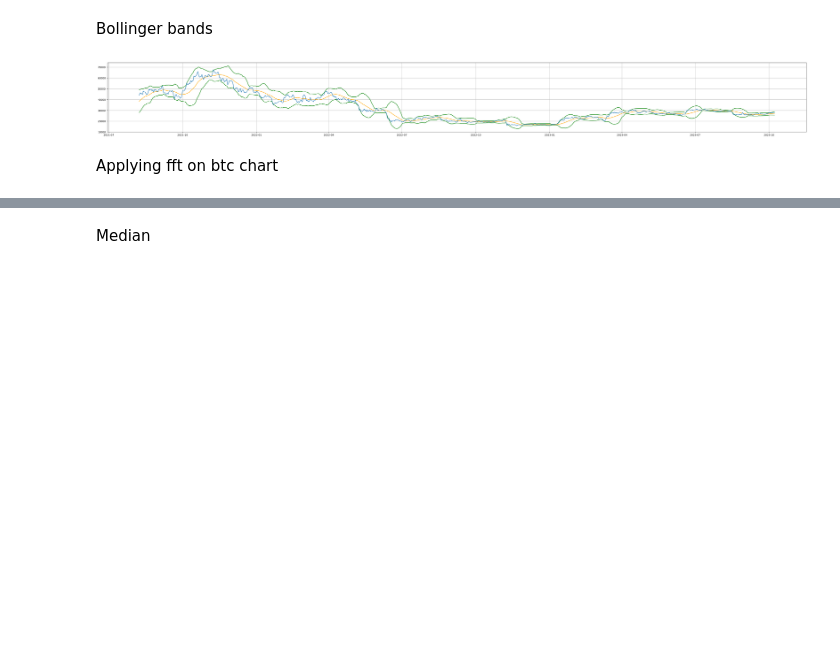
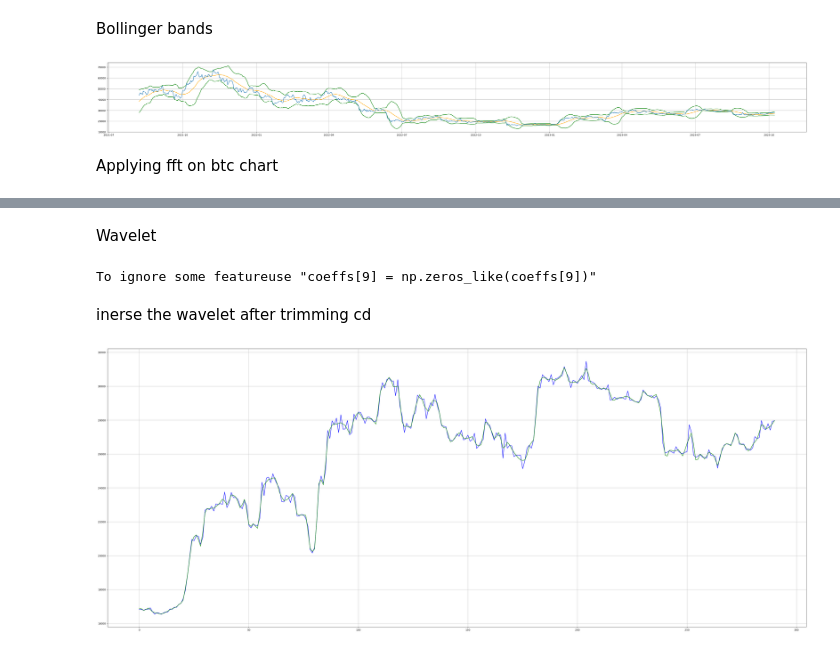
Before and after one commit to aliktv71/Data-analysis, a Jupyter notebook: data2.ipynb, the cells around one changed output, grey strips where cells are left out. Cells and saved outputs as stored; diff of their text form; code cells hidden in the pictures; blank space fills up the shorter version.

Commit message:
tested wavelet on btc price and trimed cD and inversed the process

```diff
--- a/data2.ipynb
+++ b/data2.ipynb
@@ -125,2 +127,22 @@ plot_fft_oneside(fft_btc)
-# %% [markdown]
-Median
+# %% [markdown]
+Wavelet
+# %%
+#pywt.wavelist('sym')
+(ca ,cd) = wavelet_single(btc_close_price , 'sym4')
+cd  = np.zeros_like(cd)
+# %% [output]
+To ignore some featureuse "coeffs[9] = np.zeros_like(coeffs[9])"
+# %% [markdown]
+inerse the wavelet after trimming cd
+# %%
+btc_after_trim = iwavelet_single(ca,cd,'sym4')
+# %%
+fig =  plt.figure(figsize=[50,20])
+plt.plot(btc_close_price.values[4000:-1],color = 'blue')
+plt.plot(btc_after_trim[4000:-1],color = 'Green')
+
+
+plt.grid()
+plt.show()
+# %% [output]
+[figure, added]
```
Also changed, not shown: parts of 2 cells of this notebook.
